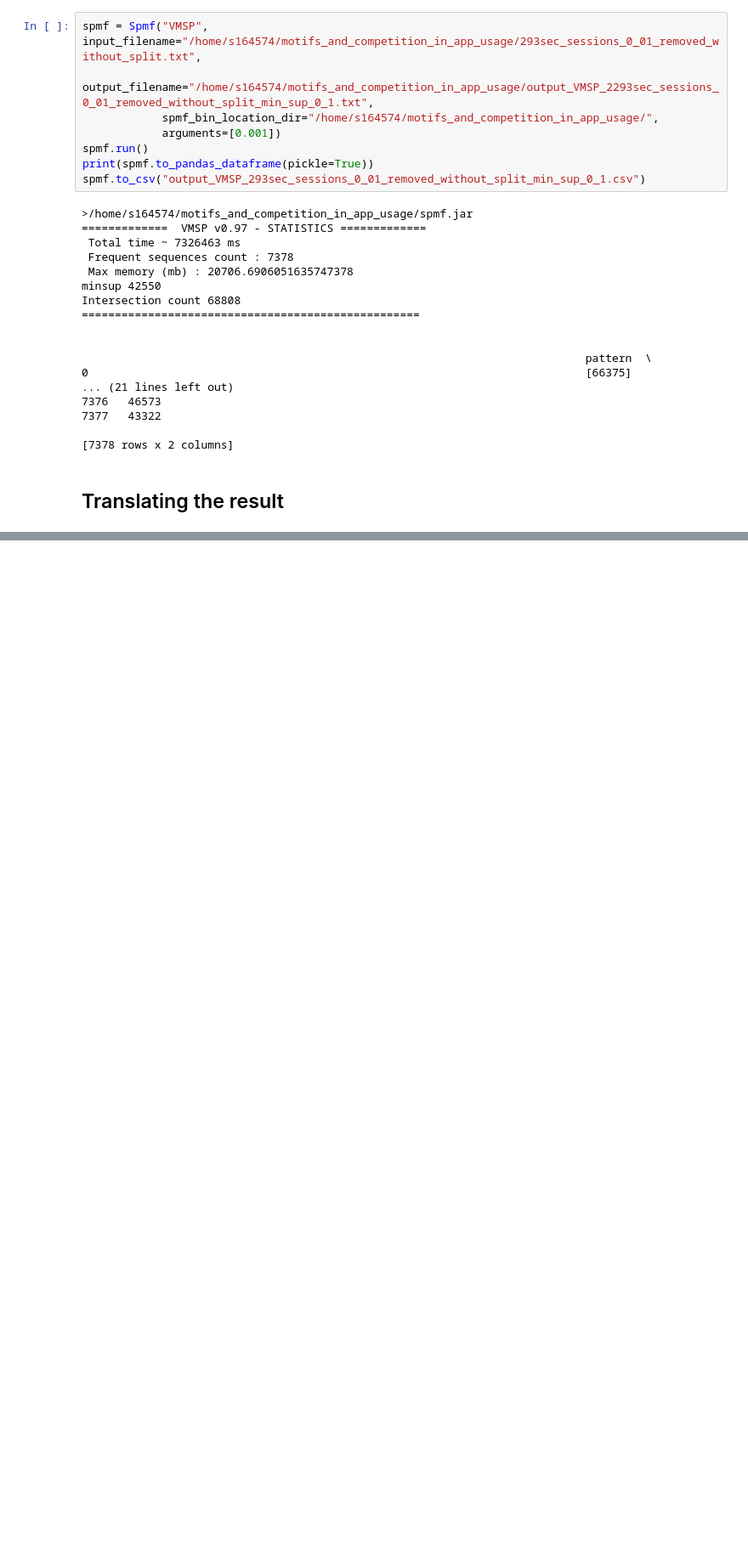
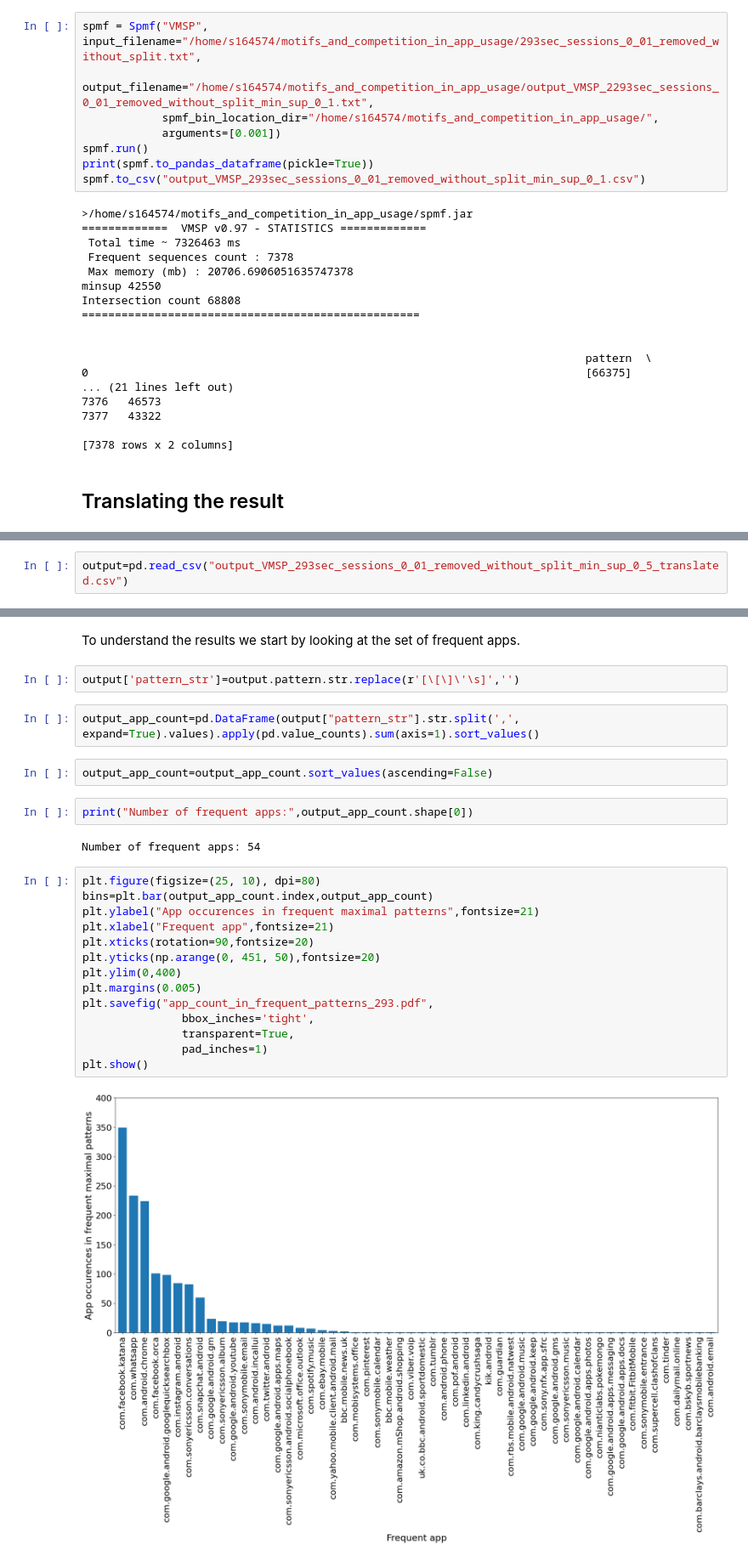
Before and after one commit to ClaraAndersen/motifs_and_competition_in_app_usage, a Jupyter notebook: VMSP_with_293s.ipynb, the cells around one changed output, grey strips where cells are left out. Shown at 85% size. Saved outputs shown, nothing was run; the diff lists cells and outputs as text; blank space fills up the shorter version.

```diff
--- a/VMSP_with_293s.ipynb
+++ b/VMSP_with_293s.ipynb
@@ -141,0 +194,2 @@ longest pattern: 3
+# %%
+output=pd.read_csv("output_VMSP_293sec_sessions_0_01_removed_without_split_min_sup_0_5_translated.csv")
@@ -141,0 +207,28 @@ longest pattern: 3
+# %% [markdown]
+To understand the results we start by looking at the set of frequent apps.
+# %%
+output['pattern_str']=output.pattern.str.replace(r'[\[\]\'\s]','')
+# %%
+output_app_count=pd.DataFrame(output["pattern_str"].str.split(',', expand=True).values).apply(pd.value_counts).sum(axis=1).sort_values()
+# %%
+output_app_count=output_app_count.sort_values(ascending=False)
+# %%
+print("Number of frequent apps:",output_app_count.shape[0])
+# %% [output]
+Number of frequent apps: 54
+# %%
+plt.figure(figsize=(25, 10), dpi=80)
+bins=plt.bar(output_app_count.index,output_app_count)
+plt.ylabel("App occurences in frequent maximal patterns",fontsize=21)
+plt.xlabel("Frequent app",fontsize=21)
+plt.xticks(rotation=90,fontsize=20)
+plt.yticks(np.arange(0, 451, 50),fontsize=20)
+plt.ylim(0,400)
+plt.margins(0.005)
+plt.savefig("app_count_in_frequent_patterns_293.pdf",
+               bbox_inches='tight',
+               transparent=True,
+               pad_inches=1)
+plt.show()
+# %% [output]
+[figure, added]
```
Also changed, not shown: parts of 66 cells of this notebook, 3 other files.
